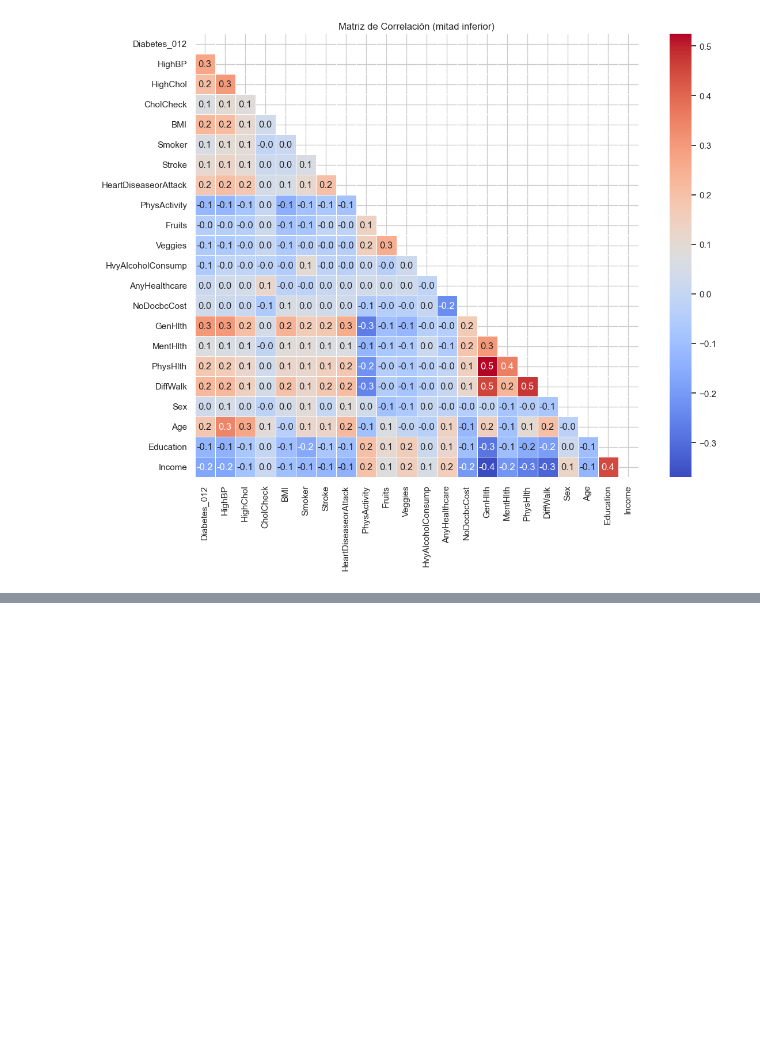
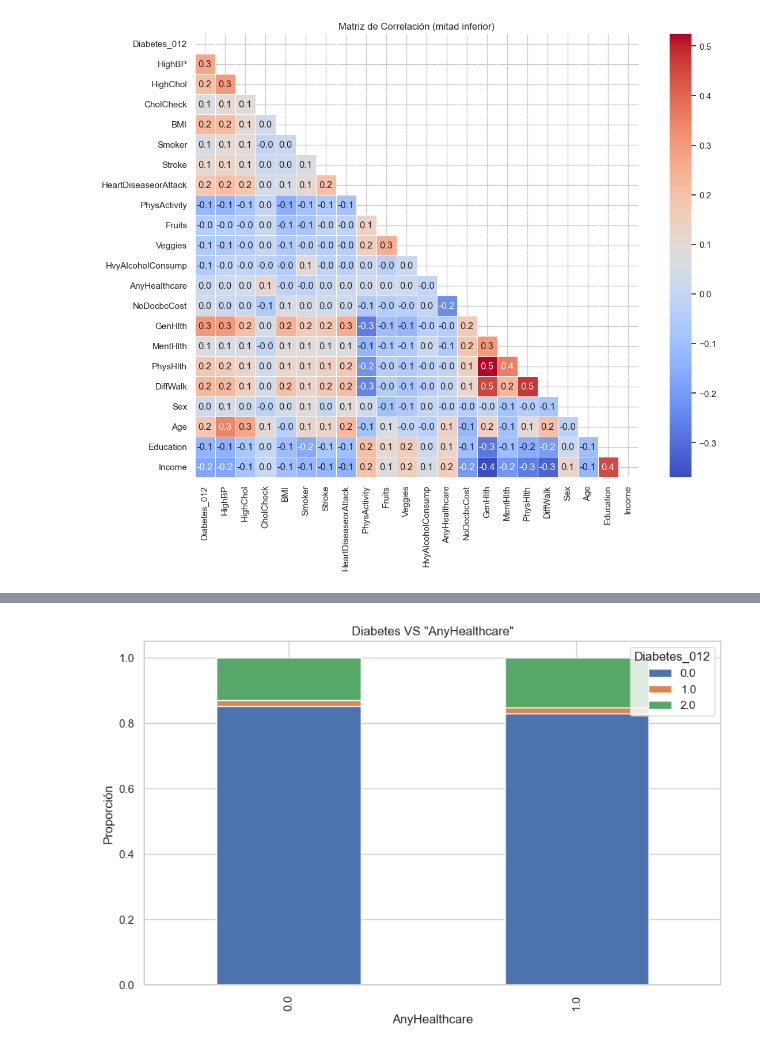
Before and after one commit to Bootcamp-IA-P4/multiclase-classifier_e2, a Jupyter notebook: docs/eda.ipynb, the cells around one changed output, grey strips where cells are left out. Drawn from its saved outputs; the diff is of its cells as text; code cells hidden in the pictures; blank space fills up the shorter version.

```diff
--- a/docs/eda.ipynb
+++ b/docs/eda.ipynb
@@ -91,0 +145,9 @@ Ya que la correlación entre diabetes_012 y "Sex", "NoDocbcCost", "AnyHealthcare
+# %%
+pd.crosstab(df['Sex'], df['Diabetes_012'], normalize='index').plot(kind='bar', stacked=True)
+plt.title('Diabetes VS "AnyHealthcare"')
+plt.xlabel('AnyHealthcare')
+plt.ylabel('Proporción')
+plt.legend(title='Diabetes_012', loc='upper right')
+plt.show()
+# %% [output]
+[figure, added]
```
Also changed, not shown: parts of 25 cells of this notebook.
